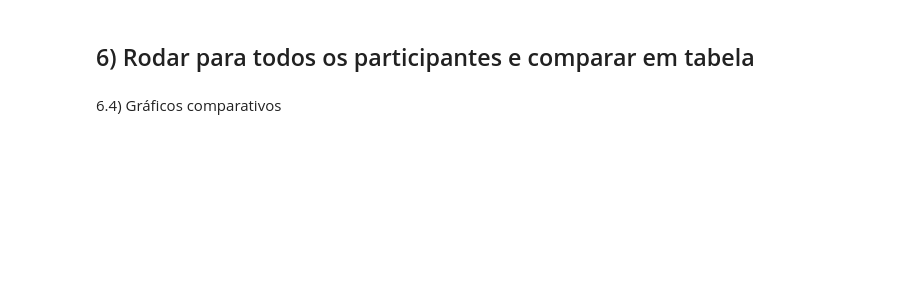
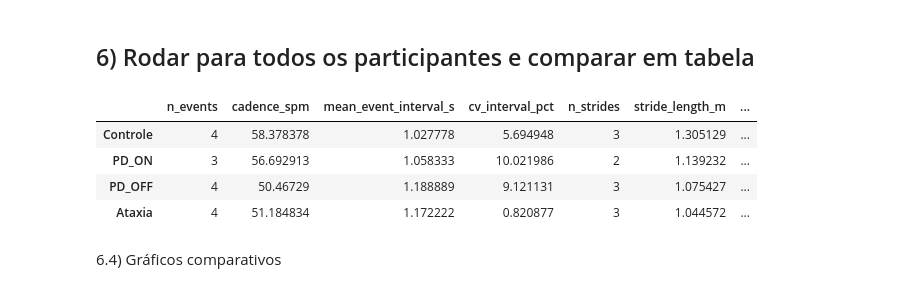
Before and after one commit to tomazcavalcantee/IDOR, a Jupyter notebook: Atividade1_IMPATECH_Vicon_Comparacao.ipynb, the cells around one changed output. Drawn from its saved outputs; the diff is of its cells as text; code cells hidden in the pictures; blank space fills up the shorter version.

```diff
--- a/Atividade1_IMPATECH_Vicon_Comparacao.ipynb
+++ b/Atividade1_IMPATECH_Vicon_Comparacao.ipynb
@@ -38,7 +38,7 @@ def get_marker_xyz(labels, xyz, marker_name):
 import os, numpy as np, pandas as pd
 import matplotlib.pyplot as plt
 
-base_dir = "/home/al.tomaz.cavalcante/IDOR/Files"  # <- modificar de acordo com seu diretorio
+base_dir = "Files"  # <- modificar de acordo com seu diretorio
 
 print("Arquivos na pasta:")
 for f in sorted(os.listdir(base_dir)):
@@ -339,7 +350,7 @@ import numpy as np
 import pandas as pd
 import matplotlib.pyplot as plt
 
-base_dir = "/content/drive/MyDrive/Colab Notebooks"
+base_dir = "Files"
 files = {
     "Controle": f"{base_dir}/Participante1_EO_N.mat",
     "PD_ON":    f"{base_dir}/Participante2_EO_N.mat",
@@ -494,33 +505,39 @@ def run_one(path, prefer_marker="LHEE", prominence=10, cycle_window_s=0.8,
         "z_fill": z_f.copy(),
         "z_s": z_s.copy(),
         "vz": vz.copy(),
         "peaks": peaks.copy(),
         "event_times": event_times.copy(),
         "marker": marker,
         "axis": axis_name
     }
 
     return out, pack
 
 
 # --------- Rodar todos e criar DF + PACKS ---------
 results = {}
 packs = {}
 
 for name, path in files.items():
     met, pack = run_one(
         path,
         prefer_marker="LHEE",
         prominence=10,
         cycle_window_s=0.8,
         z_low_pct=35,
         min_interval_s=0.6
     )
     results[name] = met
     packs[name] = pack
 
 df = pd.DataFrame(results).T
 df
+# %% [output]
+|  | n_events | cadence_spm | mean_event_interval_s | cv_interval_pct | n_strides | stride_length_m | ... |
+| Controle | 4 | 58.378378 | 1.027778 | 5.694948 | 3 | 1.305129 | ... |
+| PD_ON | 3 | 56.692913 | 1.058333 | 10.021986 | 2 | 1.139232 | ... |
+| PD_OFF | 4 | 50.46729 | 1.188889 | 9.121131 | 3 | 1.075427 | ... |
+| Ataxia | 4 | 51.184834 | 1.172222 | 0.820877 | 3 | 1.044572 | ... |
 # %% [markdown]
 6.4) Gráficos comparativos
 # %%
```
Also changed, not shown: parts of 7 cells of this notebook.
